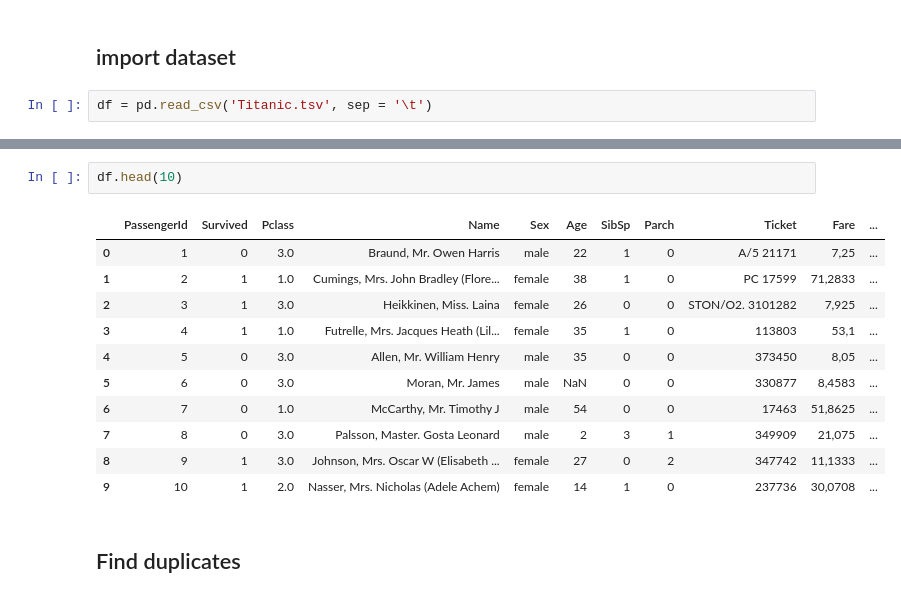
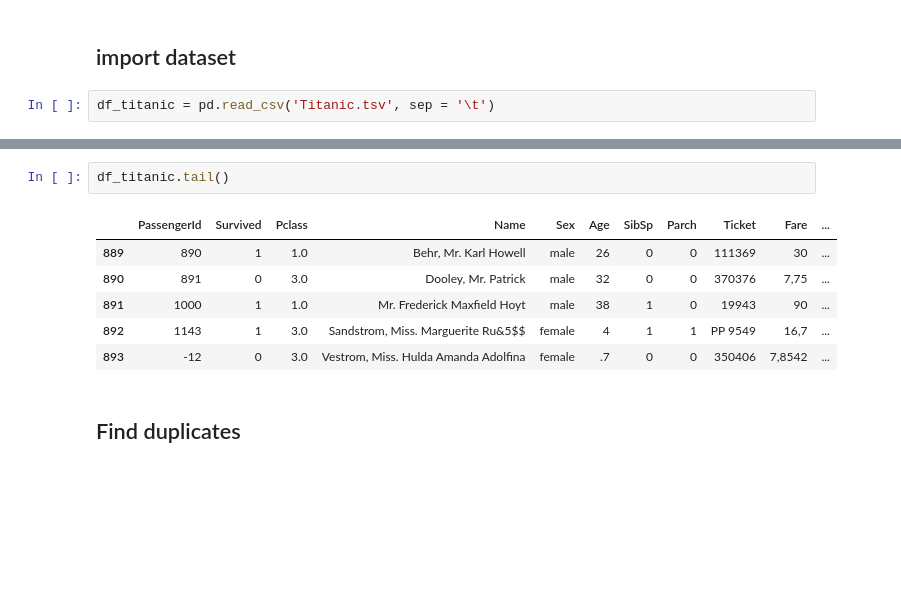
Before and after one commit to sukmadhy/data-mining, a Jupyter notebook: Data Mining Project.ipynb, the cells around one changed output, grey strips where cells are left out. Cells and saved outputs as stored; diff of their text form; blank space fills up the shorter version.

```diff
--- a/Data Mining Project.ipynb
+++ b/Data Mining Project.ipynb
@@ -10,5 +11,5 @@ warnings.filterwarnings("ignore")
 # %% [markdown]
 ## import dataset
 # %%
-df = pd.read_csv('Titanic.tsv', sep = '\t')
+df_titanic = pd.read_csv('Titanic.tsv', sep = '\t')
 # %%
@@ -35,19 +36,14 @@ Data columns (total 13 columns):
 dtypes: float64(1), int64(3), object(9)
 memory usage: 90.9+ KB
 # %%
-df.head(10)
+df_titanic.tail()
 # %% [output]
 |  | PassengerId | Survived | Pclass | Name | Sex | Age | SibSp | Parch | Ticket | Fare | ... |
-| 0 | 1 | 0 | 3.0 | Braund, Mr. Owen Harris | male | 22 | 1 | 0 | A/5 21171 | 7,25 | ... |
-| 1 | 2 | 1 | 1.0 | Cumings, Mrs. John Bradley (Flore... | female | 38 | 1 | 0 | PC 17599 | 71,2833 | ... |
-| 2 | 3 | 1 | 3.0 | Heikkinen, Miss. Laina | female | 26 | 0 | 0 | STON/O2. 3101282 | 7,925 | ... |
-| 3 | 4 | 1 | 1.0 | Futrelle, Mrs. Jacques Heath (Lil... | female | 35 | 1 | 0 | 113803 | 53,1 | ... |
-| 4 | 5 | 0 | 3.0 | Allen, Mr. William Henry | male | 35 | 0 | 0 | 373450 | 8,05 | ... |
-| 5 | 6 | 0 | 3.0 | Moran, Mr. James | male | NaN | 0 | 0 | 330877 | 8,4583 | ... |
-| 6 | 7 | 0 | 1.0 | McCarthy, Mr. Timothy J | male | 54 | 0 | 0 | 17463 | 51,8625 | ... |
-| 7 | 8 | 0 | 3.0 | Palsson, Master. Gosta Leonard | male | 2 | 3 | 1 | 349909 | 21,075 | ... |
-| 8 | 9 | 1 | 3.0 | Johnson, Mrs. Oscar W (Elisabeth ... | female | 27 | 0 | 2 | 347742 | 11,1333 | ... |
-| 9 | 10 | 1 | 2.0 | Nasser, Mrs. Nicholas (Adele Achem) | female | 14 | 1 | 0 | 237736 | 30,0708 | ... |
+| 889 | 890 | 1 | 1.0 | Behr, Mr. Karl Howell | male | 26 | 0 | 0 | 111369 | 30 | ... |
+| 890 | 891 | 0 | 3.0 | Dooley, Mr. Patrick | male | 32 | 0 | 0 | 370376 | 7,75 | ... |
+| 891 | 1000 | 1 | 1.0 | Mr. Frederick Maxfield Hoyt | male | 38 | 1 | 0 | 19943 | 90 | ... |
+| 892 | 1143 | 1 | 3.0 | Sandstrom, Miss. Marguerite Ru&5$$ | female | 4 | 1 | 1 | PP 9549 | 16,7 | ... |
+| 893 | -12 | 0 | 3.0 | Vestrom, Miss. Hulda Amanda Adolfina | female | .7 | 0 | 0 | 350406 | 7,8542 | ... |
 # %% [markdown]
 ## Find duplicates
 # %%
```
Also changed, not shown: parts of 203 cells of this notebook.
